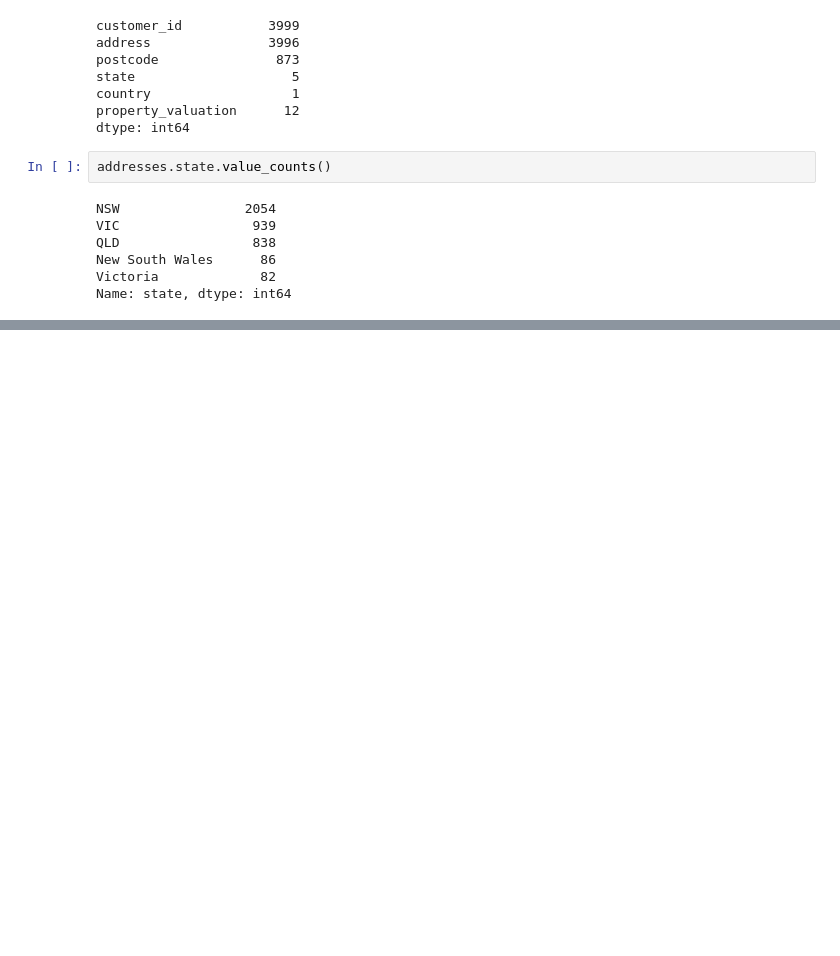
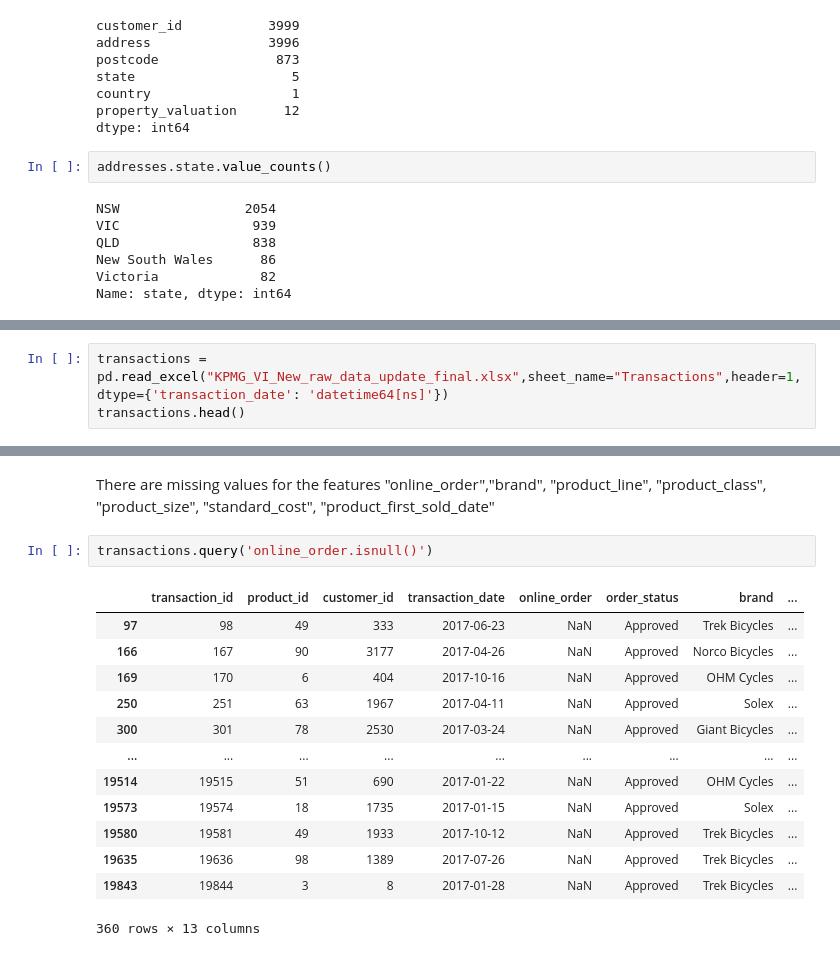
Before and after one commit to adarshsaji/KPMG_Virtual_Internship, a Jupyter notebook: Analysis_And_Model.ipynb, the cells around one changed output, grey strips where cells are left out. Drawn from its saved outputs; the diff is of its cells as text; blank space fills up the shorter version.

Commit message:
Updated code for transactions

```diff
--- a/Analysis_And_Model.ipynb
+++ b/Analysis_And_Model.ipynb
@@ -209,0 +210,3 @@ Transaction data in the past three months
+# %%
+transactions = pd.read_excel("KPMG_VI_New_raw_data_update_final.xlsx",sheet_name="Transactions",header=1,dtype={'transaction_date': 'datetime64[ns]'})
+transactions.head()
@@ -209,0 +278,18 @@ Transaction data in the past three months
+# %% [markdown]
+There are missing values for the features "online_order","brand", "product_line", "product_class", "product_size", "standard_cost", "product_first_sold_date"
+# %%
+transactions.query('online_order.isnull()')
+# %% [output]
+|  | transaction_id | product_id | customer_id | transaction_date | online_order | order_status | brand | ... |
+| 97 | 98 | 49 | 333 | 2017-06-23 | NaN | Approved | Trek Bicycles | ... |
+| 166 | 167 | 90 | 3177 | 2017-04-26 | NaN | Approved | Norco Bicycles | ... |
+| 169 | 170 | 6 | 404 | 2017-10-16 | NaN | Approved | OHM Cycles | ... |
+| 250 | 251 | 63 | 1967 | 2017-04-11 | NaN | Approved | Solex | ... |
+| 300 | 301 | 78 | 2530 | 2017-03-24 | NaN | Approved | Giant Bicycles | ... |
+| ... | ... | ... | ... | ... | ... | ... | ... | ... |
+| 19514 | 19515 | 51 | 690 | 2017-01-22 | NaN | Approved | OHM Cycles | ... |
+| 19573 | 19574 | 18 | 1735 | 2017-01-15 | NaN | Approved | Solex | ... |
+| 19580 | 19581 | 49 | 1933 | 2017-10-12 | NaN | Approved | Trek Bicycles | ... |
+| 19635 | 19636 | 98 | 1389 | 2017-07-26 | NaN | Approved | Trek Bicycles | ... |
+| 19843 | 19844 | 3 | 8 | 2017-01-28 | NaN | Approved | Trek Bicycles | ... |
+360 rows × 13 columns
```
Also changed, not shown: parts of 19 cells of this notebook.
